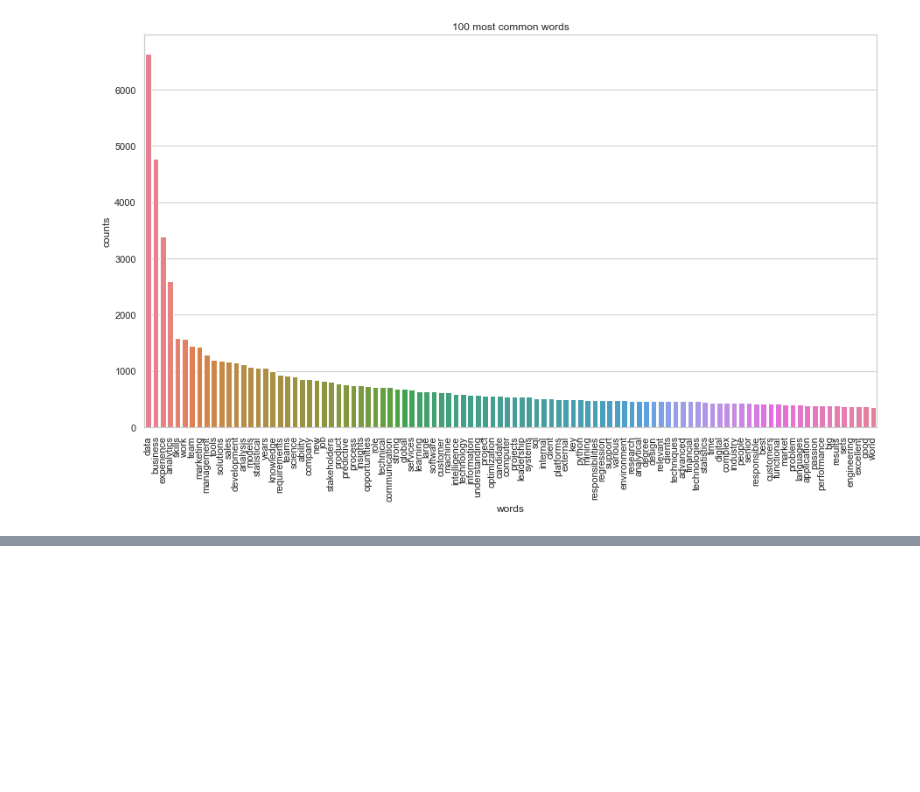
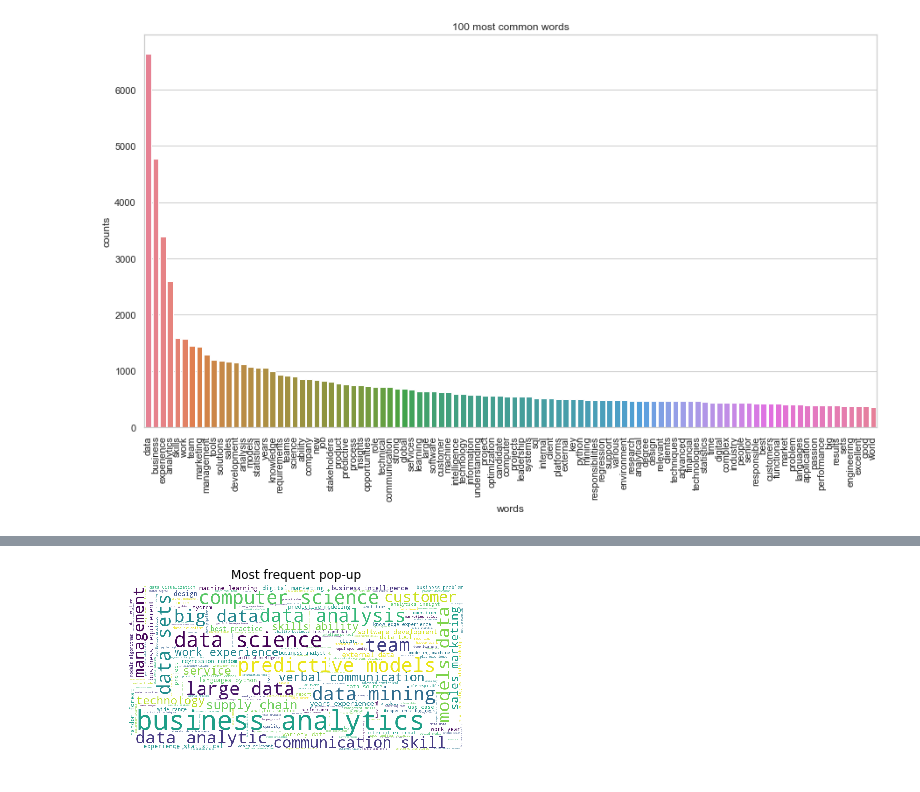
Before and after one commit to NivyaSreeAvula/Business-Analyst, a Jupyter notebook: cleaned text 2.ipynb, the cells around one changed output, grey strips where cells are left out. Saved outputs shown, nothing was run; the diff lists cells and outputs as text; code cells hidden in the pictures; blank space fills up the shorter version.

```diff
--- a/cleaned text 2.ipynb
+++ b/cleaned text 2.ipynb
@@ -645,0 +680,14 @@ description.to_csv("cleaned_JD_test1.csv")
+# %%
+
+%matplotlib inline
+maskArray = np.array(Image.open("Bird.png"))
+wordcloud = WordCloud(height=2000, width=2000,mask = maskArray, background_color='white')
+wordcloud = wordcloud.generate(' '.join(description1["cleaned_text_3"].tolist()))
+
+plt.title("Most frequent pop-up")
+plt.imshow(wordcloud)
+wordcloud.to_file("cleaned_3.png")
+plt.axis('off')
+plt.show()
+# %% [output]
+[figure, added]
```
Also changed, not shown: parts of 19 cells of this notebook, 1 other file.
